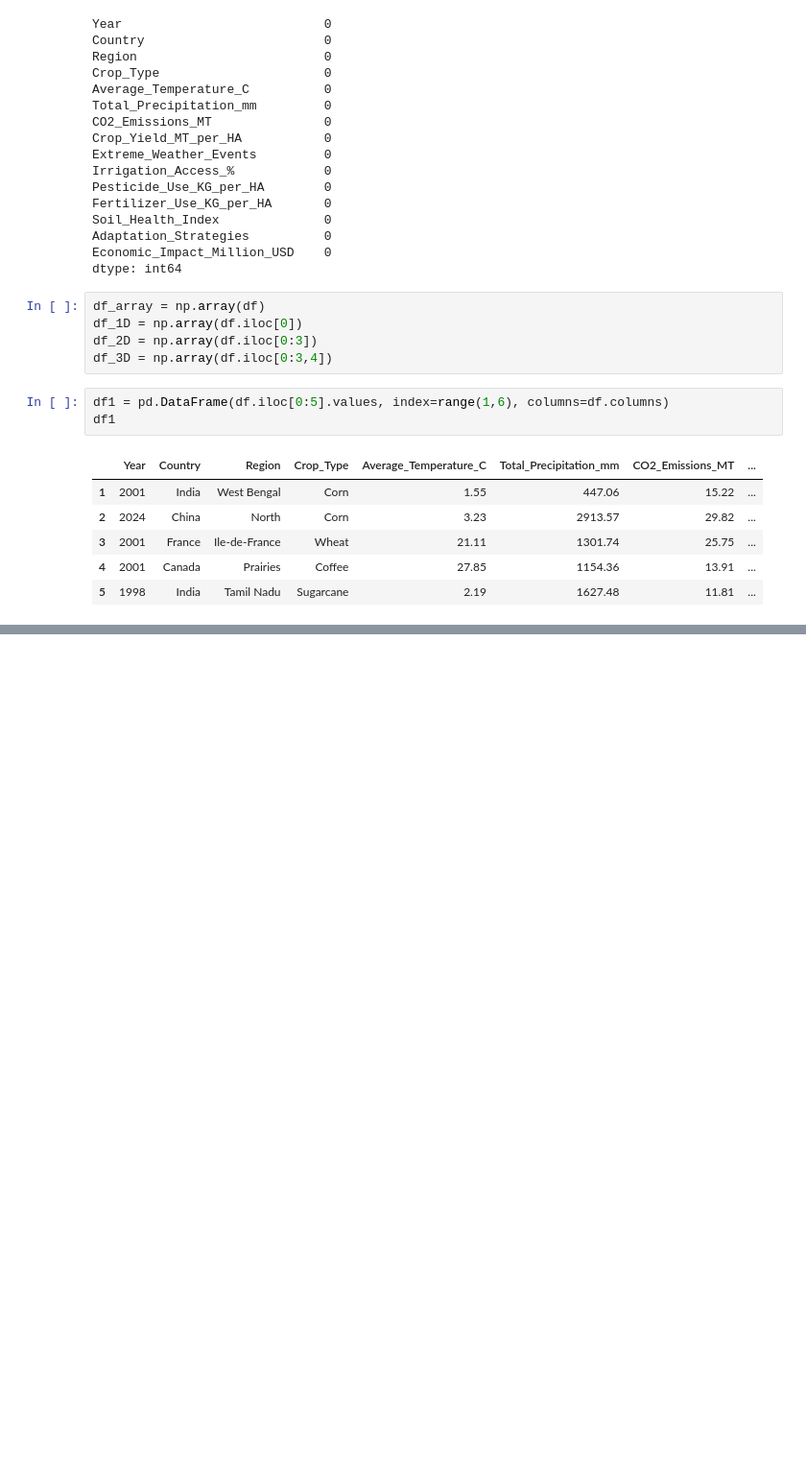
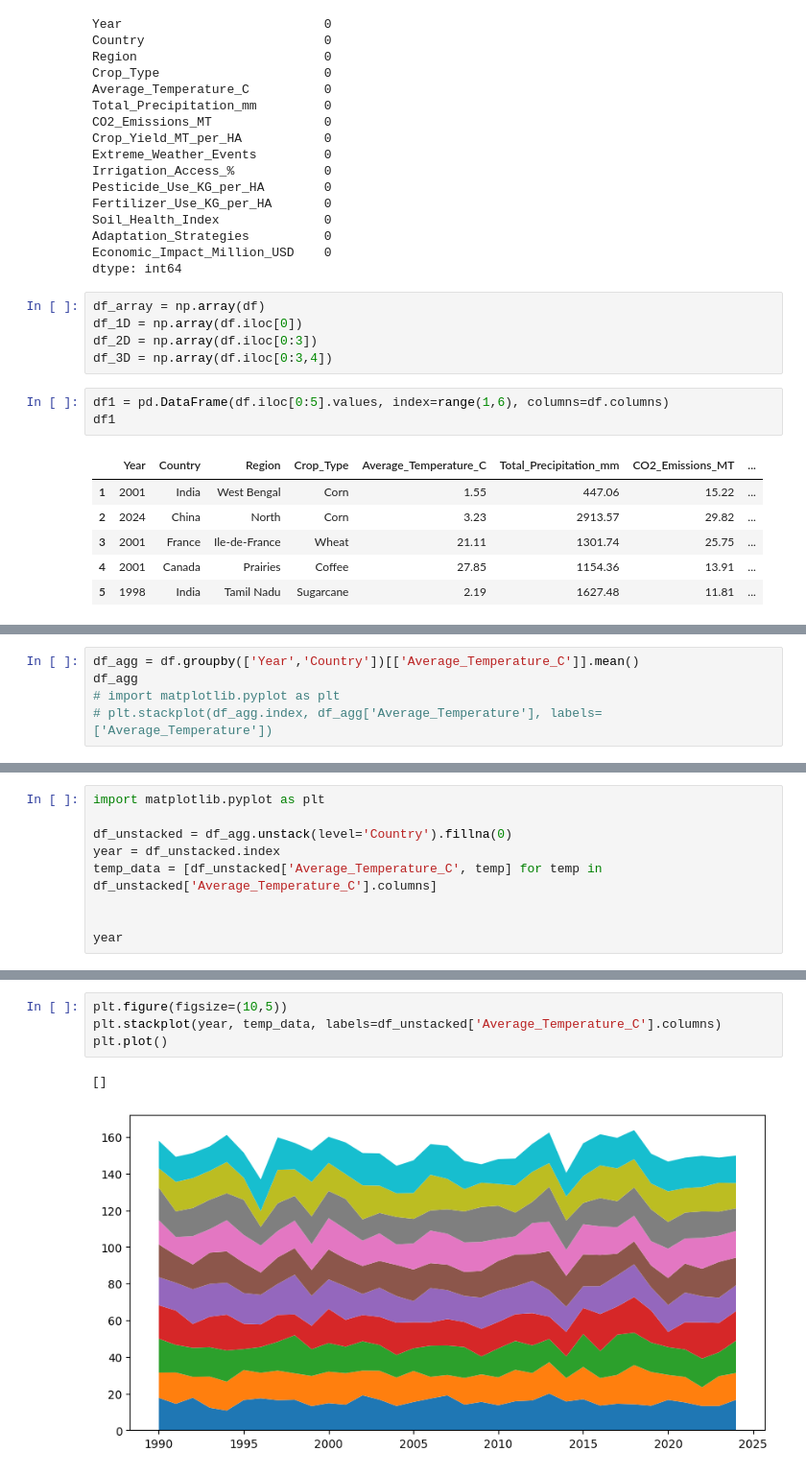
Before and after one commit to Lam2y/Data-Analytics, a Jupyter notebook: Datasets/Climate Change Impact On Agriculture/climate.ipynb, the cells around one changed output, grey strips where cells are left out. Shown: that part at 96% size. Drawn from its saved outputs; the diff is of its cells as text; blank space fills up the shorter version.

```diff
--- a/Datasets/Climate Change Impact On Agriculture/climate.ipynb
+++ b/Datasets/Climate Change Impact On Agriculture/climate.ipynb
@@ -55,0 +66,5 @@ df1
+# %%
+df_agg = df.groupby(['Year','Country'])[['Average_Temperature_C']].mean()
+df_agg
+# import matplotlib.pyplot as plt
+# plt.stackplot(df_agg.index, df_agg['Average_Temperature'], labels=['Average_Temperature'])
@@ -55,0 +86,9 @@ df1
+# %%
+import matplotlib.pyplot as plt
+
+df_unstacked = df_agg.unstack(level='Country').fillna(0)
+year = df_unstacked.index
+temp_data = [df_unstacked['Average_Temperature_C', temp] for temp in df_unstacked['Average_Temperature_C'].columns]
+
+
+year
@@ -55,0 +120,7 @@ df1
+# %%
+plt.figure(figsize=(10,5))
+plt.stackplot(year, temp_data, labels=df_unstacked['Average_Temperature_C'].columns)
+plt.plot()
+# %% [output]
+[]
+[figure, added]
```
Also changed, not shown: parts of 6 cells of this notebook, 22 other files.
